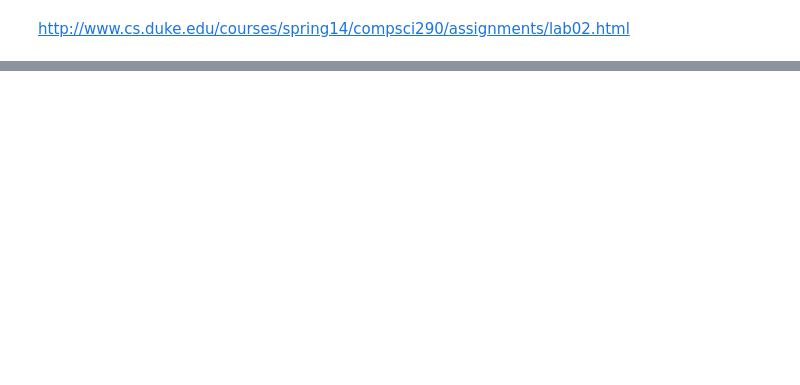
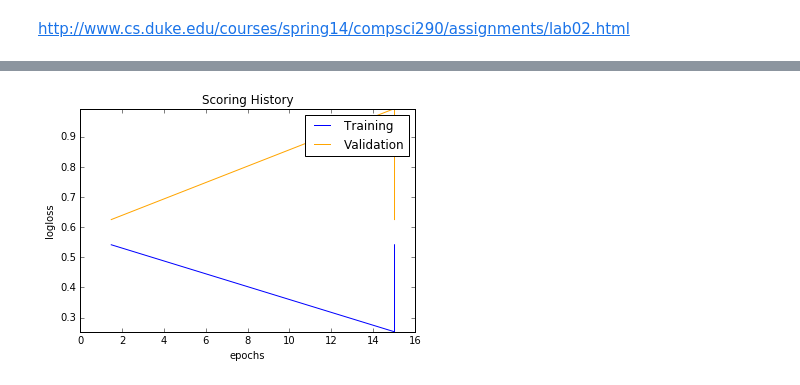
Before and after one commit to hamzafar/virtual_chat, a Jupyter notebook: Marco tf-idf.ipynb, the cells around one changed output, grey strips where cells are left out. Saved outputs shown, nothing was run; the diff lists cells and outputs as text; code cells hidden in the pictures; blank space fills up the shorter version.

```diff
--- a/Marco tf-idf.ipynb
+++ b/Marco tf-idf.ipynb
@@ -150,0 +183,4 @@ from h2o.estimators.deeplearning import H2ODeepLearningEstimator
+# %%
+dl.plot()
+# %% [output]
+[figure, added]
```
Also changed, not shown: parts of 21 cells of this notebook.
